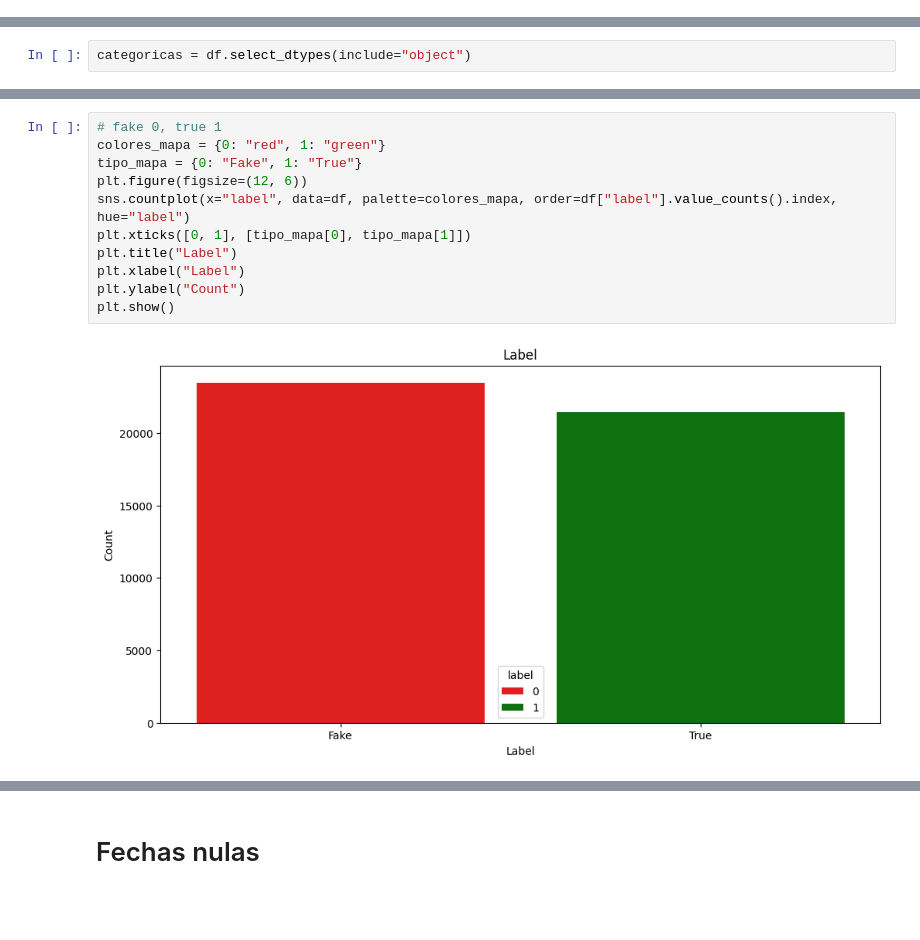
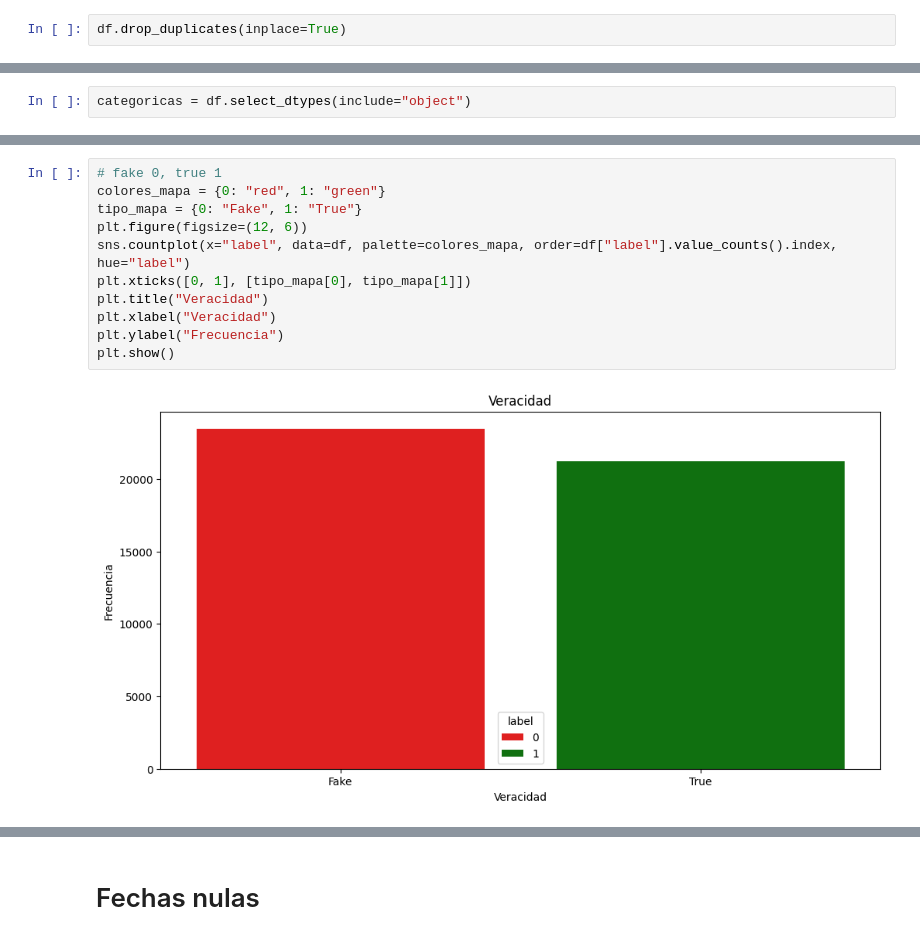
Before and after one commit to jzarcoo/FakeNewsDetection, a Jupyter notebook: EDA.ipynb, the cells around one changed output, grey strips where cells are left out. Saved outputs shown, nothing was run; the diff lists cells and outputs as text; blank space fills up the shorter version.

Commit message:
Veracidad de Noticias por Tema

```diff
--- a/EDA.ipynb
+++ b/EDA.ipynb
@@ -53,0 +59,2 @@ dtype: int64
+# %%
+df.drop_duplicates(inplace=True)
@@ -84,13 +96,13 @@ Name: count, dtype: int64
 # %%
 # fake 0, true 1
 colores_mapa = {0: "red", 1: "green"}
 tipo_mapa = {0: "Fake", 1: "True"}
 plt.figure(figsize=(12, 6))
 sns.countplot(x="label", data=df, palette=colores_mapa, order=df["label"].value_counts().index, hue="label")
 plt.xticks([0, 1], [tipo_mapa[0], tipo_mapa[1]])
-plt.title("Label")
-plt.xlabel("Label")
-plt.ylabel("Count")
+plt.title("Veracidad")
+plt.xlabel("Veracidad")
+plt.ylabel("Frecuencia")
 plt.show()
 # %% [output]
-[figure, old version]
+[figure, new version]
```
Also changed, not shown: parts of 7 cells of this notebook.
